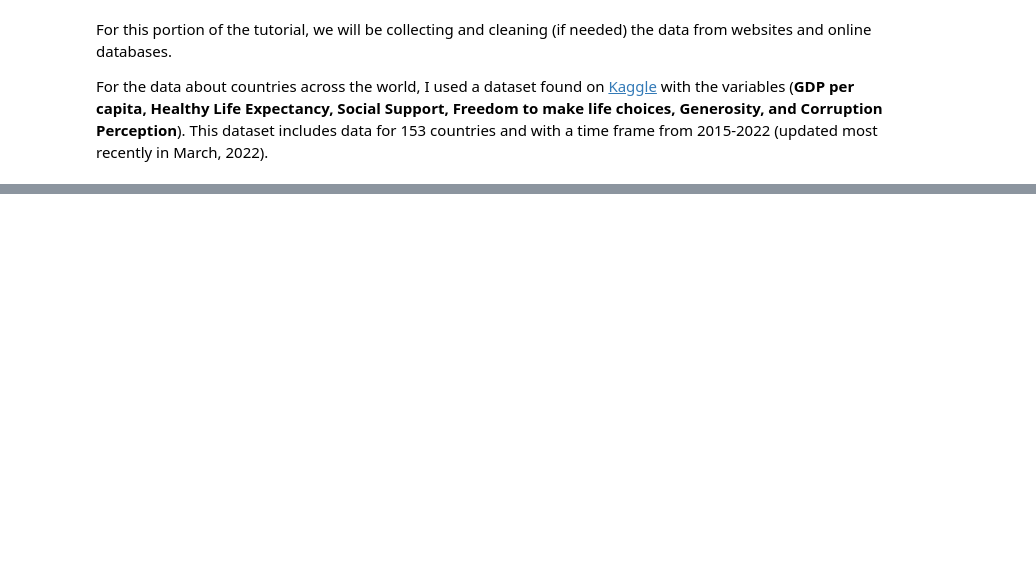
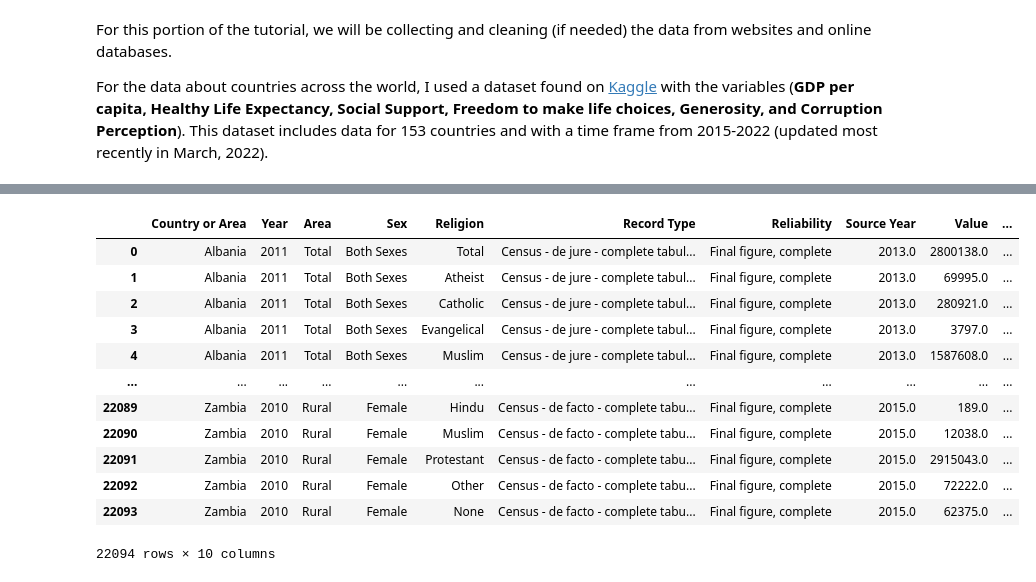
Before and after one commit to jeffrin-d/jeffrin-d.github.io, a Jupyter notebook: index.ipynb, the cells around one changed output, grey strips where cells are left out. Cells and saved outputs as stored; diff of their text form; code cells hidden in the pictures; blank space fills up the shorter version.

```diff
--- a/index.ipynb
+++ b/index.ipynb
@@ -36,0 +271,18 @@ df_2022 = pd.read_csv("data/2022.csv")
+# %%
+rel_df.tail(90)
+rel_df.drop(rel_df.tail(90).index, inplace=True)
+rel_df
+# %% [output]
+|  | Country or Area | Year | Area | Sex | Religion | Record Type | Reliability | Source Year | Value | ... |
+| 0 | Albania | 2011 | Total | Both Sexes | Total | Census - de jure - complete tabul... | Final figure, complete | 2013.0 | 2800138.0 | ... |
+| 1 | Albania | 2011 | Total | Both Sexes | Atheist | Census - de jure - complete tabul... | Final figure, complete | 2013.0 | 69995.0 | ... |
+| 2 | Albania | 2011 | Total | Both Sexes | Catholic | Census - de jure - complete tabul... | Final figure, complete | 2013.0 | 280921.0 | ... |
+| 3 | Albania | 2011 | Total | Both Sexes | Evangelical | Census - de jure - complete tabul... | Final figure, complete | 2013.0 | 3797.0 | ... |
+| 4 | Albania | 2011 | Total | Both Sexes | Muslim | Census - de jure - complete tabul... | Final figure, complete | 2013.0 | 1587608.0 | ... |
+| ... | ... | ... | ... | ... | ... | ... | ... | ... | ... | ... |
+| 22089 | Zambia | 2010 | Rural | Female | Hindu | Census - de facto - complete tabu... | Final figure, complete | 2015.0 | 189.0 | ... |
+| 22090 | Zambia | 2010 | Rural | Female | Muslim | Census - de facto - complete tabu... | Final figure, complete | 2015.0 | 12038.0 | ... |
+| 22091 | Zambia | 2010 | Rural | Female | Protestant | Census - de facto - complete tabu... | Final figure, complete | 2015.0 | 2915043.0 | ... |
+| 22092 | Zambia | 2010 | Rural | Female | Other | Census - de facto - complete tabu... | Final figure, complete | 2015.0 | 72222.0 | ... |
+| 22093 | Zambia | 2010 | Rural | Female | None | Census - de facto - complete tabu... | Final figure, complete | 2015.0 | 62375.0 | ... |
+22094 rows × 10 columns
```
Also changed, not shown: parts of 36 cells of this notebook.
